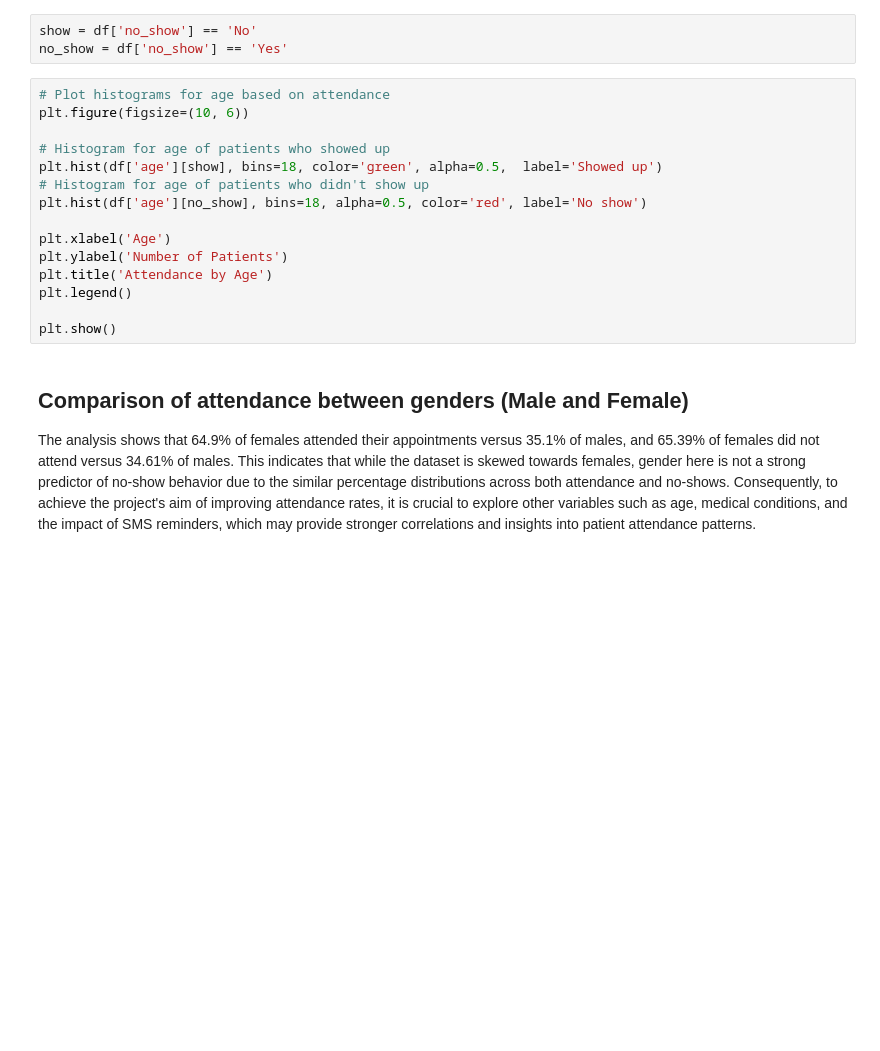
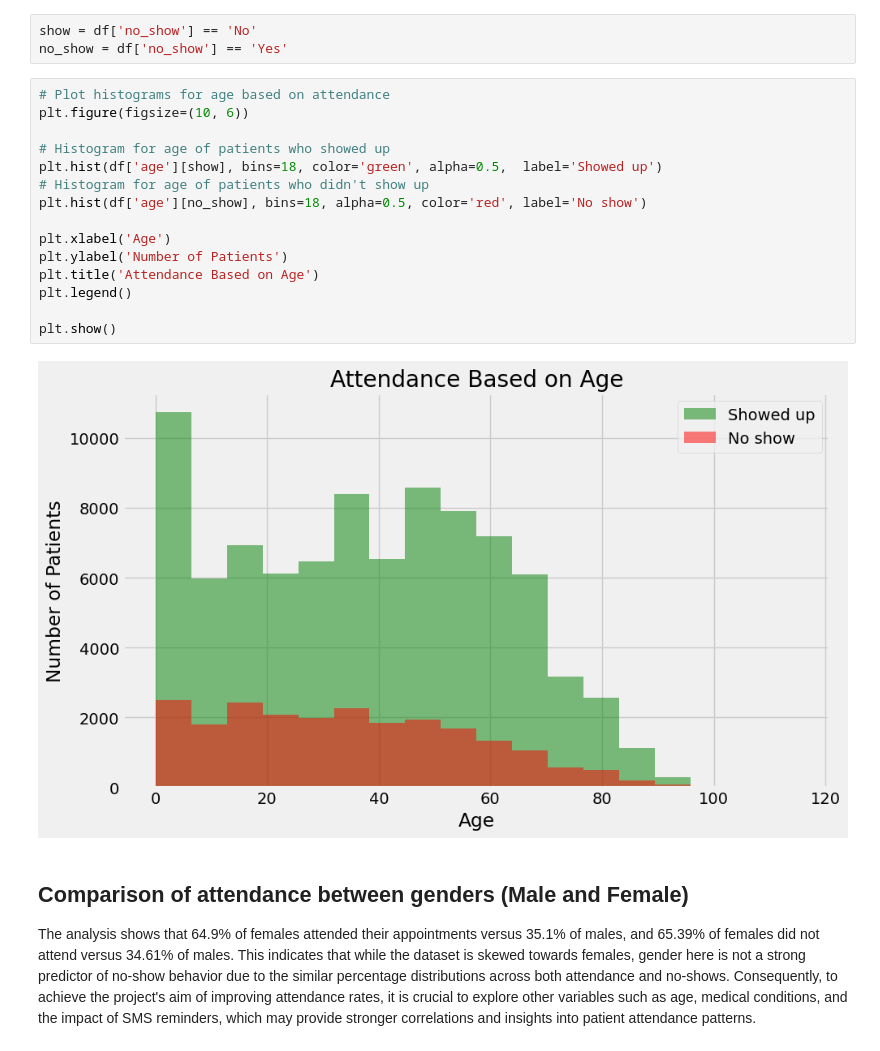
Before and after one commit to KingXP-Pythoner/appt-noshow-model, a Jupyter notebook: data_mining.ipynb, the cells around one changed output. Drawn from its saved outputs; the diff is of its cells as text; blank space fills up the shorter version.

```diff
--- a/data_mining.ipynb
+++ b/data_mining.ipynb
@@ -187,18 +293,20 @@ no_show = df['no_show'] == 'Yes'
 # %%
 # Plot histograms for age based on attendance
 plt.figure(figsize=(10, 6))
 
 # Histogram for age of patients who showed up
 plt.hist(df['age'][show], bins=18, color='green', alpha=0.5,  label='Showed up')
 # Histogram for age of patients who didn't show up
 plt.hist(df['age'][no_show], bins=18, alpha=0.5, color='red', label='No show')
 
 plt.xlabel('Age')
 plt.ylabel('Number of Patients')
-plt.title('Attendance by Age')
+plt.title('Attendance Based on Age')
 plt.legend()
 
 plt.show()
+# %% [output]
+[figure, added]
 # %% [markdown]
 ## Comparison of attendance between genders (Male and Female)
 
```
Also changed, not shown: parts of 55 cells of this notebook, 2 other files.
